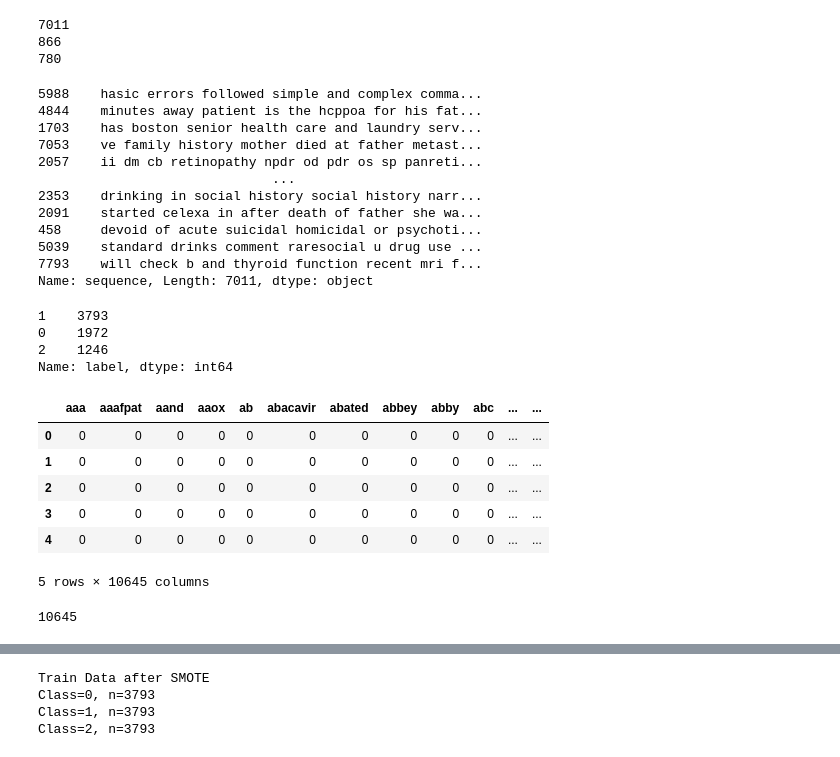
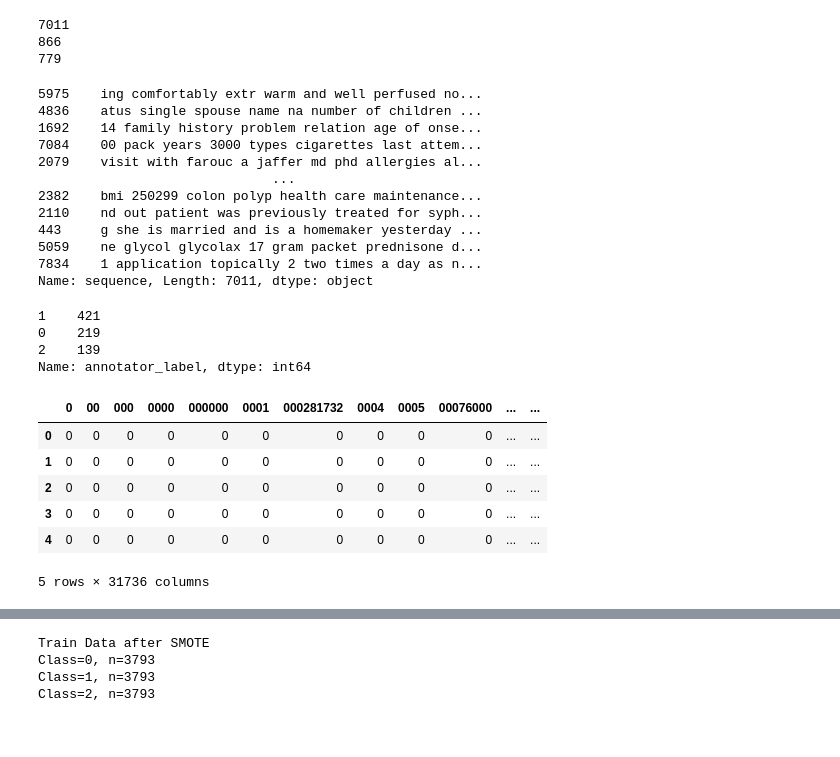
Before and after one commit to anaconda121/NeuraHealth, a Jupyter notebook: Modeling/Logistic_Regression_SVM_Random_Forest_with_TFIDF.ipynb, the cells around one changed output, grey strips where cells are left out. Drawn from its saved outputs; the diff is of its cells as text; code cells hidden in the pictures.

```diff
--- a/Modeling/Logistic_Regression_SVM_Random_Forest_with_TFIDF.ipynb
+++ b/Modeling/Logistic_Regression_SVM_Random_Forest_with_TFIDF.ipynb
@@ -34,5 +35,6 @@ train_df = pd.read_csv("input.csv")
 #mappings = {1: 0, 2: 1, 3:2}
 
 #train_df.label = [mappings[item] for item in train_df.label]
+train_df.columns = ['Unnamed: 0', 'patient_id', 'sequence', 'annotator_label']
 train_df
 # %% [output]
@@ -51,7 +53,7 @@ train_df
 8656 rows × 4 columns
 # %%
 X = train_df["sequence"]
-y = train_df["label"]
+y = train_df["annotator_label"]
 
 y_label = y.to_numpy()
 X_train_valid, X_test, y_train_valid, y_test = train_test_split(X,y,random_state=0,test_size=0.1, stratify=y_label)
@@ -65,56 +67,56 @@ print(len(X_valid))
 # %% [output]
 7011
 866
-780
+779
 # %%
 print(X_train)
 # %% [output]
-5988    hasic errors followed simple and complex comma...
-4844    minutes away patient is the hcppoa for his fat...
-1703    has boston senior health care and laundry serv...
-7053    ve family history mother died at father metast...
-2057    ii dm cb retinopathy npdr od pdr os sp panreti...
+5975    ing comfortably extr warm and well perfused no...
+4836    atus single spouse name na number of children ...
+1692    14 family history problem relation age of onse...
+7084    00 pack years 3000 types cigarettes last attem...
+2079    visit with farouc a jaffer md phd allergies al...
                               ...
-2353    drinking in social history social history narr...
-2091    started celexa in after death of father she wa...
-458     devoid of acute suicidal homicidal or psychoti...
-5039    standard drinks comment raresocial u drug use ...
-7793    will check b and thyroid function recent mri f...
+2382    bmi 250299 colon polyp health care maintenance...
+2110    nd out patient was previously treated for syph...
+443     g she is married and is a homemaker yesterday ...
+5059    ne glycol glycolax 17 gram packet prednisone d...
+7834    1 application topically 2 two times a day as n...
 Name: sequence, Length: 7011, dtype: object
 # %%
-y_train.value_counts()
+y_valid.value_counts()
 # %% [output]
-1    3793
-0    1972
-2    1246
-Name: label, dtype: int64
+1    421
+0    219
+2    139
+Name: annotator_label, dtype: int64
 # %%
 # Initialize a CountVectorizer object: count_vectorizer
-count_vectorizer = CountVectorizer(stop_words="english",analyzer='word')
+count_vectorizer = CountVectorizer(stop_words="english", analyzer='word', token_pattern=r'\b[A-Za-z0-9]+\b')
 
 # Transform the training data using only the 'text' column values: count_train
 count_train = count_vectorizer.fit_transform(X_train)
 count_test = count_vectorizer.transform(X_test)
 count_valid = count_vectorizer.transform(X_valid)
 #count_tanish = count_vectorizer.transform(tanish_df["sequence"].to_numpy())
 
 # Create the CountVectorizer DataFrame: count_train
 count_train = pd.DataFrame(count_train.A, columns=count_vectorizer.get_feature_names())
 
 # Create the CountVectorizer DataFrame: test_df
 count_test = pd.DataFrame(count_test.A, columns=count_vectorizer.get_feature_names())
 
 count_valid = pd.DataFrame(count_valid.A, columns=count_vectorizer.get_feature_names())
 
 #count_tanish = pd.DataFrame(count_tanish.A, columns=count_vectorizer.get_feature_names())
 
 #count_tanish.head()
 count_test.head()
 # %% [output]
-|  | aaa | aaafpat | aand | aaox | ab | abacavir | abated | abbey | abby | abc | ... | ... |
+|  | 0 | 00 | 000 | 0000 | 000000 | 0001 | 000281732 | 0004 | 0005 | 00076000 | ... | ... |
 | 0 | 0 | 0 | 0 | 0 | 0 | 0 | 0 | 0 | 0 | 0 | ... | ... |
 | 1 | 0 | 0 | 0 | 0 | 0 | 0 | 0 | 0 | 0 | 0 | ... | ... |
 | 2 | 0 | 0 | 0 | 0 | 0 | 0 | 0 | 0 | 0 | 0 | ... | ... |
 | 3 | 0 | 0 | 0 | 0 | 0 | 0 | 0 | 0 | 0 | 0 | ... | ... |
 | 4 | 0 | 0 | 0 | 0 | 0 | 0 | 0 | 0 | 0 | 0 | ... | ... |
-5 rows × 10645 columns
+5 rows × 31736 columns
@@ -123,5 +123 @@ pickle.dump(count_vectorizer.vocabulary_, open("feature.pkl", "wb"))
-# %%
-len(count_vectorizer.vocabulary_)
-# %% [output]
-10645
 # %%
```
Also changed, not shown: parts of 26 cells of this notebook, 1 other file.
